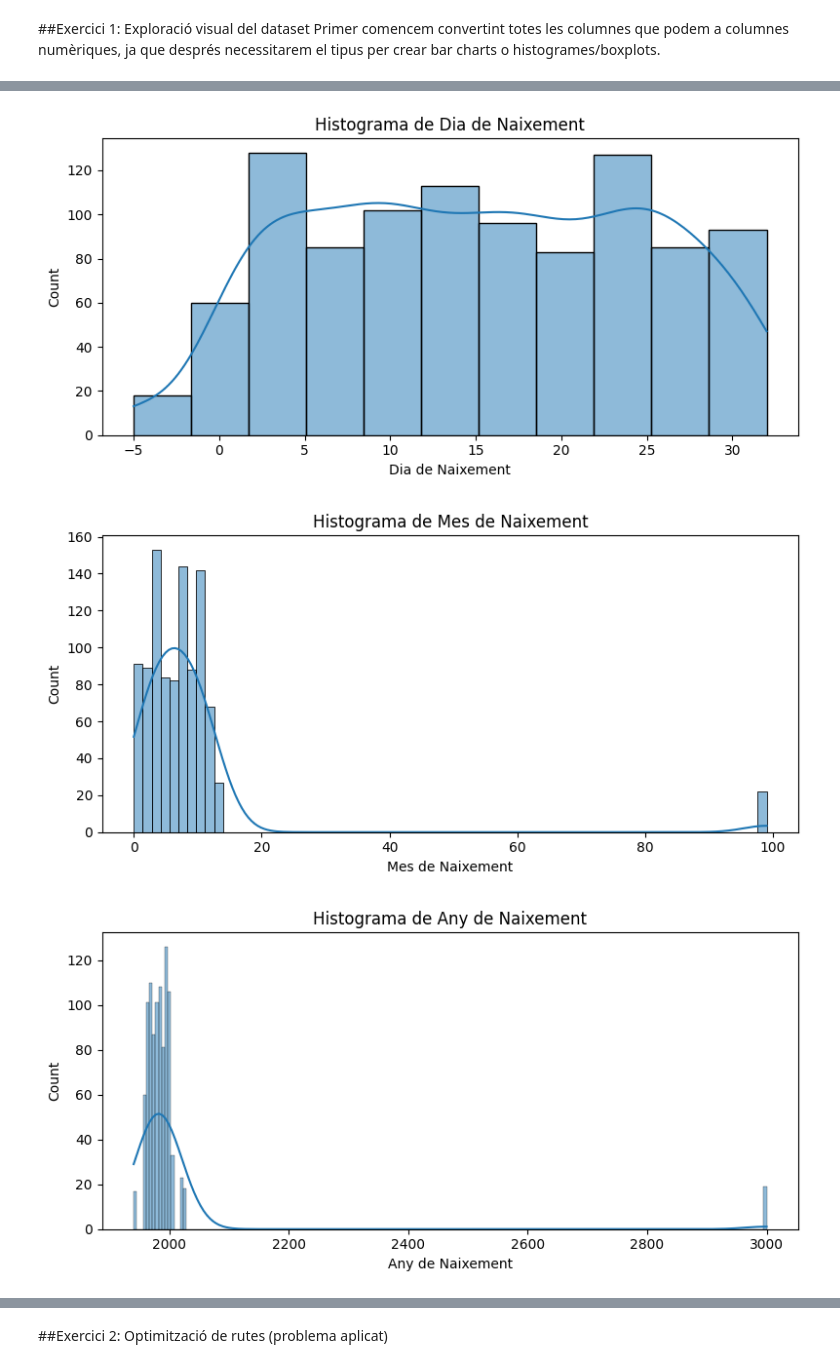
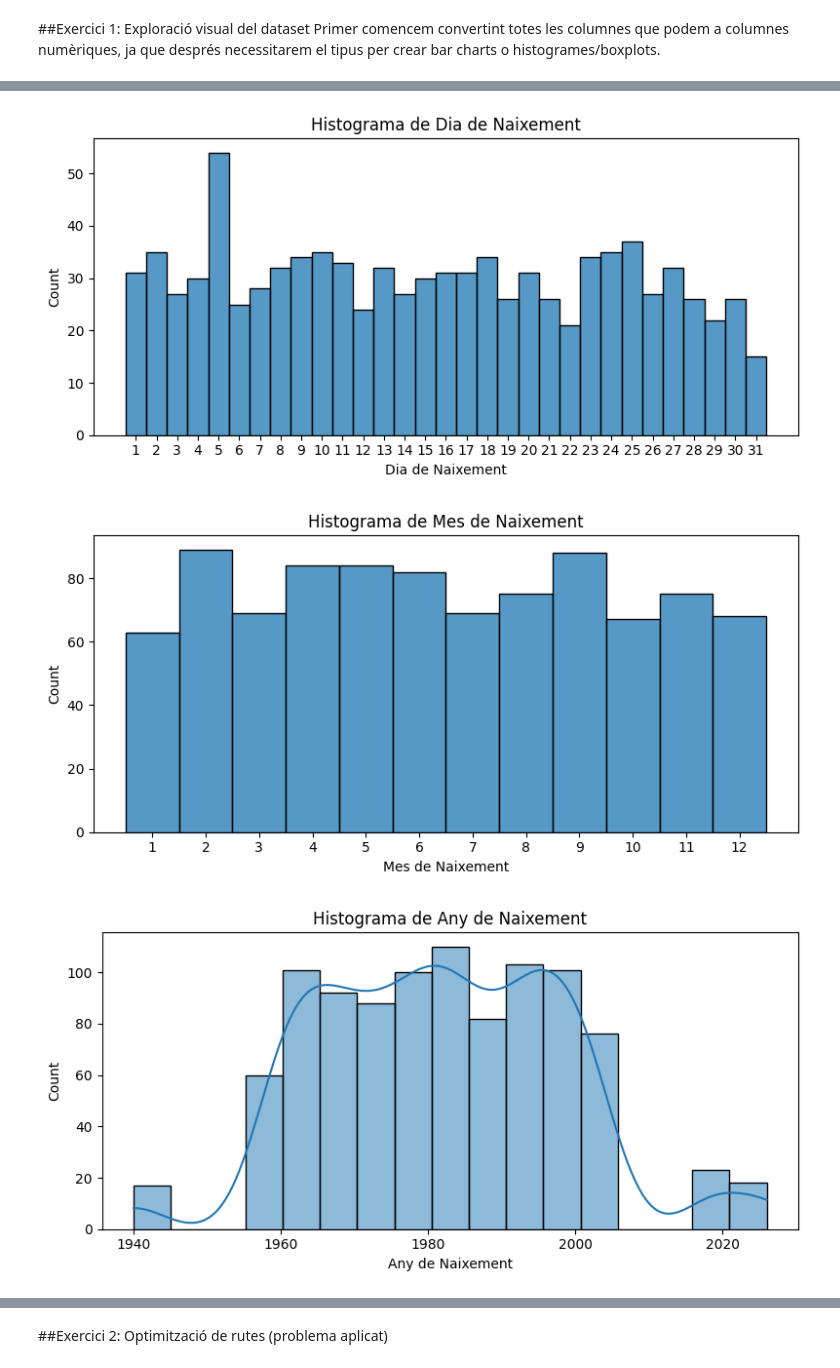
Before and after one commit to Aksce98/IT-Academy, a Jupyter notebook: Sprint_8/Sprint_8.ipynb, the cells around one changed output, grey strips where cells are left out. Cells and saved outputs as stored; diff of their text form; code cells hidden in the pictures.

```diff
--- a/Sprint_8/Sprint_8.ipynb
+++ b/Sprint_8/Sprint_8.ipynb
@@ -291,3 +293,10 @@ df
+# %%
+df.loc[:,'Dia de Naixement'] = pd.to_numeric(df['Dia de Naixement'], errors='coerce')
+df.loc[:,'Dia de Naixement'] = df['Dia de Naixement'].abs().where(df['Dia de Naixement'].abs().between(1, 31))
+df.loc[:,'Mes de Naixement'] = pd.to_numeric(df['Mes de Naixement'], errors='coerce')
+df.loc[:,'Mes de Naixement'] = df['Mes de Naixement'].abs().where(df['Mes de Naixement'].abs().between(1, 12))
+df.loc[:,'Any de Naixement'] = pd.to_numeric(df['Any de Naixement'], errors='coerce')
+df.loc[:,'Any de Naixement'] = df['Any de Naixement'].abs().where(df['Any de Naixement'].abs().between(1850, 2026))
 # %% [markdown]
 ##Exercici 3: Transformacions necessàries i preparació del dataset
 # %% [markdown]
@@ -384,7 +421,7 @@ df[(df['Nombre_fills'].isna()) & (df['Fills'] == 'True')][['Fills', 'No Fills','
 Com podem veure, quan Nombre_fills = NaN, aleshores tant la columna Fills com No Fills estan a True. Com que no tenim cap nombre de fills, hem d'assumir que el valor real es 0 i que No fills = True és el valor correcte.
 # %%
 df['Nombre_fills'] = pd.to_numeric(df['Nombre_fills'], errors='coerce').fillna(0).astype(int)
-df['Te_fills'] = df['Nombre_fills'] > 0
+df['Te_fills'] = (df['Nombre_fills'] > 0).map({True: 'True', False: 'False'})
 df.drop(columns=['No Fills', 'Fills'], inplace = True)
 # %% [markdown]
 Ara hem d'analitzar les possible inconsistències a la columna Te_cotxe:
@@ -600,7 +637,7 @@ Afegim l'increment per cost de vida al dataframe.
 # %%
 def cost_living(row, medium, high):
   c = row['Cost_vida_index']
-  if high < c:
+  if c < medium:
     return 'high'
   elif medium <= c < high:
     return 'medium'
@@ -800,7 +837,7 @@ import seaborn as sns
 
 def explorar_dataframe(
     df: pd.DataFrame,
-    tipus_grafic: str = "histogram", # Pot ser 'boxplot' també per mostrar boxplots
+    tipus_grafic: str = "histogram",  # Pot ser 'boxplot' també per mostrar boxplots
     save_dir: str = None,
     max_categories: int = 10,
 ):
@@ -810,7 +847,14 @@ def explorar_dataframe(
         # Columnes numèriques
         if pd.api.types.is_numeric_dtype(df[col]):
             if tipus_grafic == "histogram":
-                sns.histplot(df[col].dropna(), kde=True)
+                col_clean = df[col].dropna()
+                if len(col_clean.unique()) <= 31 and pd.api.types.is_integer_dtype(df[col]):
+                    # Si tenim menys de 31 valors: utilitzem tots el valors
+                    sns.histplot(col_clean, discrete=True, kde=False)
+                    plt.xticks(sorted(col_clean.unique()))
+                else:
+                    # Si tenim més de 31 valors, agrupem mitjançant KDE per crear les columnes
+                    sns.histplot(col_clean, kde=True)
                 plt.title(f"Histograma de {col}")
             elif tipus_grafic == "boxplot":
                 sns.boxplot(x=df[col].dropna())
@@ -820,7 +864,11 @@ def explorar_dataframe(
         else:
             top_counts = df[col].value_counts().head(max_categories)
             sns.barplot(x=top_counts.values, y=top_counts.index.astype(str))
-            plt.title(f"Top {max_categories} categories més freqüents a {col}")
+            categories = len(df[col].dropna().unique())
+            if categories < max_categories:
+              plt.title(f"Top {categories} categories més freqüents a {col}")
+            else:
+              plt.title(f"Top {max_categories} categories més freqüents a {col}")
             plt.xlabel("Quantitat")
             plt.ylabel(col)
 
@@ -836,8 +884,7 @@ def explorar_dataframe(
         else:
             plt.show()
 
-
-explorar_dataframe(df, tipus_grafic = 'histogram')
+explorar_dataframe(df, tipus_grafic='histogram')
 # Si volem guardar els gràfics, hem de proporcionar un directory save_dir
 # Si volem visualitzar boxplots, hem de posar tipus_grafic = 'boxplot'
 # explorar_dataframe(df, tipus_grafic = 'boxplot', save_dir = './plots')
@@ -849,4 +896,4 @@ explorar_dataframe(df, tipus_grafic = 'histogram')
 [figure]
-[figure, old version]
+[figure, new version]
-[figure, old version]
+[figure, new version]
-[figure, old version]
+[figure, new version]
```
Also changed, not shown: parts of 12 cells of this notebook.
